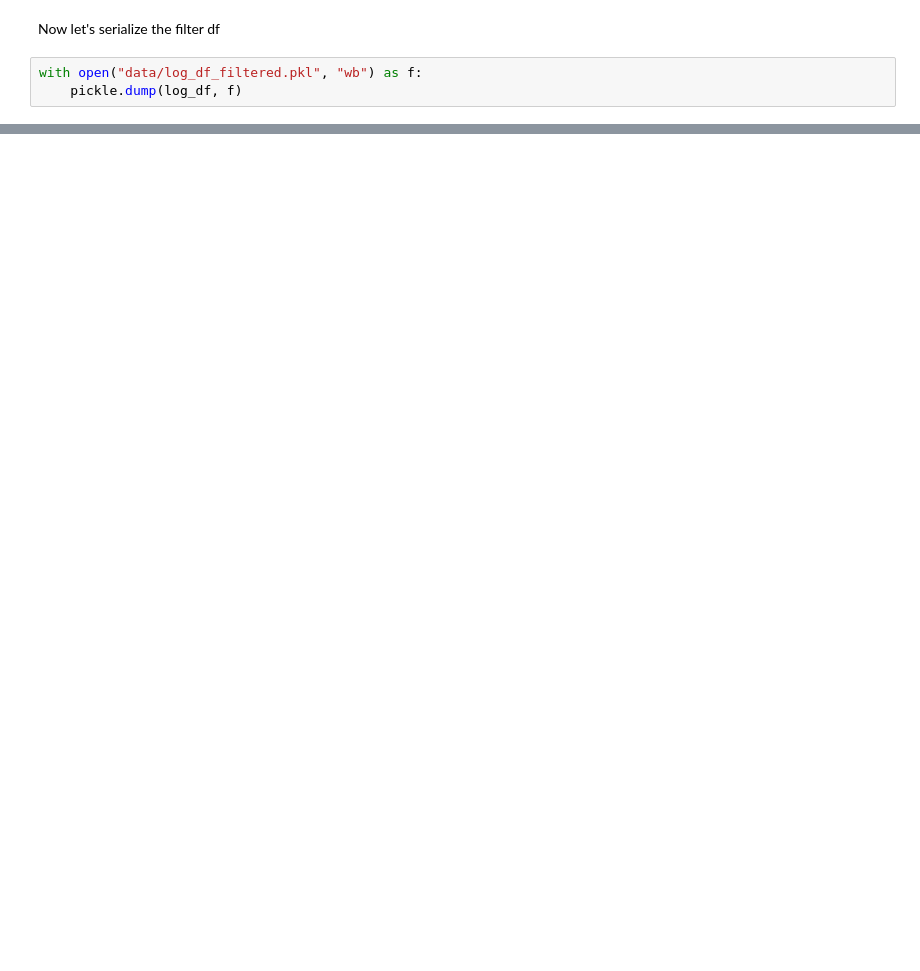
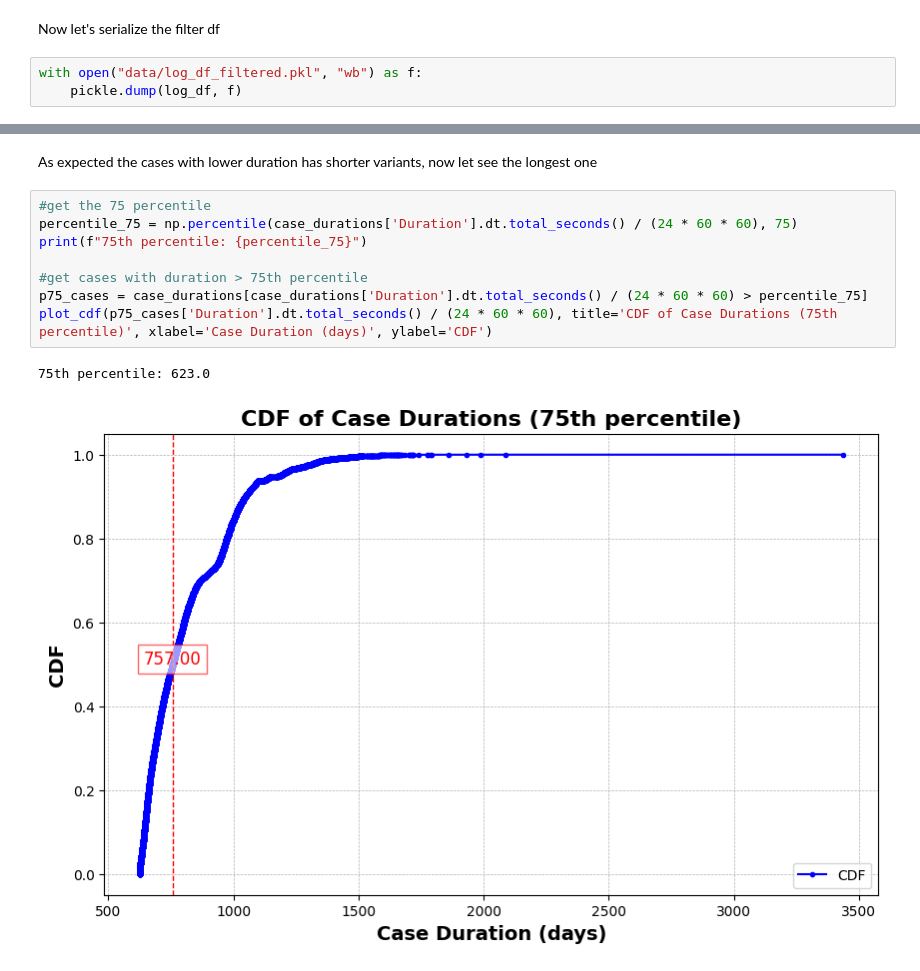
Before and after one commit to Ale-Dili/Progetto_BIS, a Jupyter notebook: variant_and_filtering.ipynb, the cells around one changed output, grey strips where cells are left out. Cells and saved outputs as stored; diff of their text form; blank space fills up the shorter version.

```diff
--- a/variant_and_filtering.ipynb
+++ b/variant_and_filtering.ipynb
@@ -248,0 +254,13 @@ plot_cdf(p25_cases['Duration'].dt.total_seconds() / (24 * 60 * 60), title='CDF o
+# %% [markdown]
+As expected the cases with lower duration has shorter variants, now let see the longest one
+# %%
+#get the 75 percentile
+percentile_75 = np.percentile(case_durations['Duration'].dt.total_seconds() / (24 * 60 * 60), 75)
+print(f"75th percentile: {percentile_75}")
+
+#get cases with duration > 75th percentile
+p75_cases = case_durations[case_durations['Duration'].dt.total_seconds() / (24 * 60 * 60) > percentile_75]
+plot_cdf(p75_cases['Duration'].dt.total_seconds() / (24 * 60 * 60), title='CDF of Case Durations (75th percentile)', xlabel='Case Duration (days)', ylabel='CDF')
+# %% [output]
+75th percentile: 623.0
+[figure, added]
```
Also changed, not shown: parts of 18 cells of this notebook, 5 other files.
